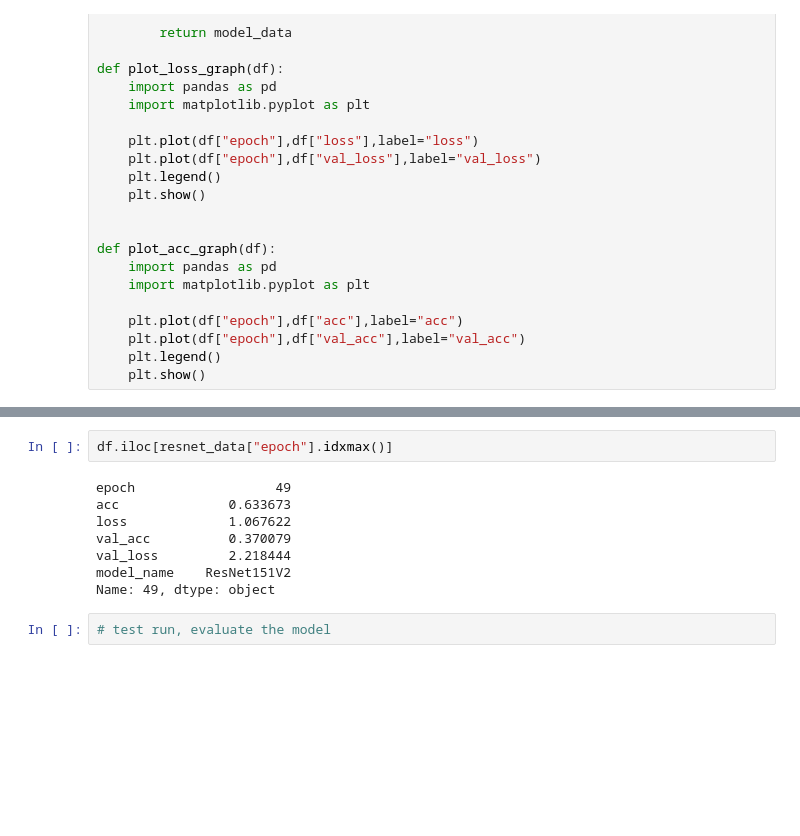
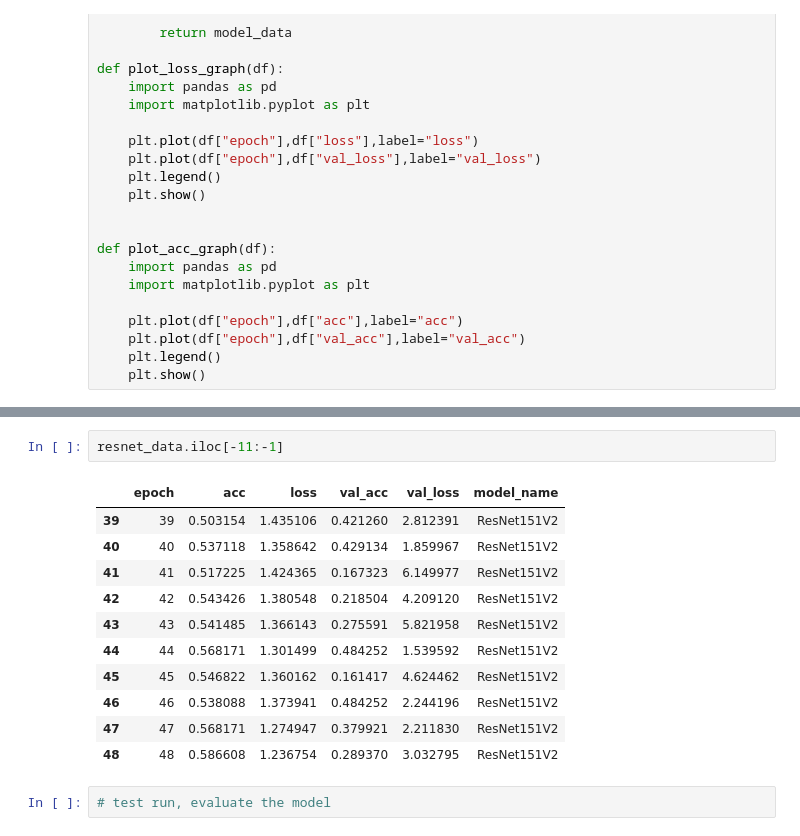
Before and after one commit to Stvchm9703/uts-deep-learning-tutoral-assignment, a Jupyter notebook: assignment-2/image-classification.nbconvert.ipynb, the cells around one changed output, grey strips where cells are left out. Drawn from its saved outputs; the diff is of its cells as text; blank space fills up the shorter version.

```diff
--- a/assignment-2/image-classification.nbconvert.ipynb
+++ b/assignment-2/image-classification.nbconvert.ipynb
@@ -527,12 +623,16 @@ plot_loss_graph(resnet_data)
-# %%
-df.iloc[resnet_data["epoch"].idxmax()]
-# %% [output]
-epoch                  49
-acc              0.633673
-loss             1.067622
-val_acc          0.370079
-val_loss         2.218444
-model_name    ResNet151V2
-Name: 49, dtype: object
+# %%
+resnet_data.iloc[-11:-1]
+# %% [output]
+|  | epoch | acc | loss | val_acc | val_loss | model_name |
+| 39 | 39 | 0.503154 | 1.435106 | 0.421260 | 2.812391 | ResNet151V2 |
+| 40 | 40 | 0.537118 | 1.358642 | 0.429134 | 1.859967 | ResNet151V2 |
+| 41 | 41 | 0.517225 | 1.424365 | 0.167323 | 6.149977 | ResNet151V2 |
+| 42 | 42 | 0.543426 | 1.380548 | 0.218504 | 4.209120 | ResNet151V2 |
+| 43 | 43 | 0.541485 | 1.366143 | 0.275591 | 5.821958 | ResNet151V2 |
+| 44 | 44 | 0.568171 | 1.301499 | 0.484252 | 1.539592 | ResNet151V2 |
+| 45 | 45 | 0.546822 | 1.360162 | 0.161417 | 4.624462 | ResNet151V2 |
+| 46 | 46 | 0.538088 | 1.373941 | 0.484252 | 2.244196 | ResNet151V2 |
+| 47 | 47 | 0.568171 | 1.274947 | 0.379921 | 2.211830 | ResNet151V2 |
+| 48 | 48 | 0.586608 | 1.236754 | 0.289370 | 3.032795 | ResNet151V2 |
 # %%
 # test run, evaluate the model
```
Also changed, not shown: parts of 11 cells of this notebook, 3 other files.
